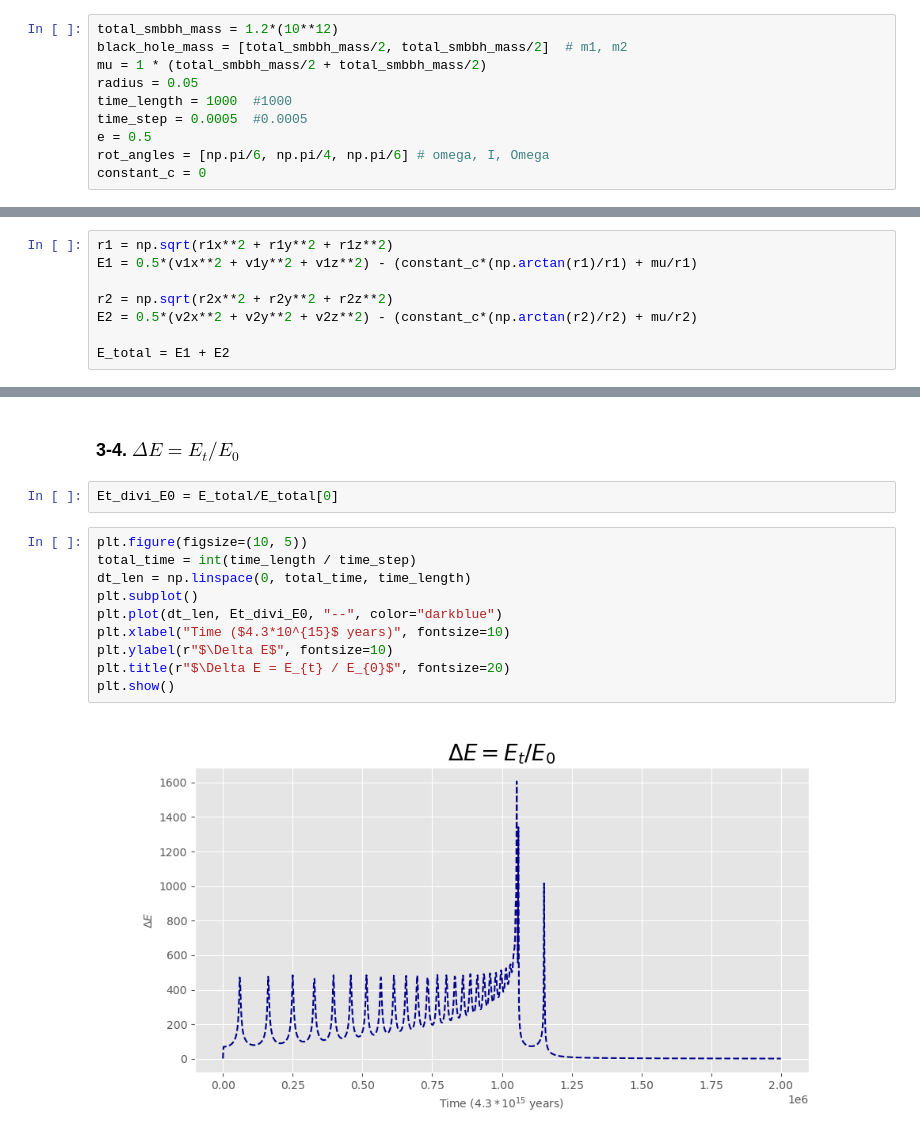
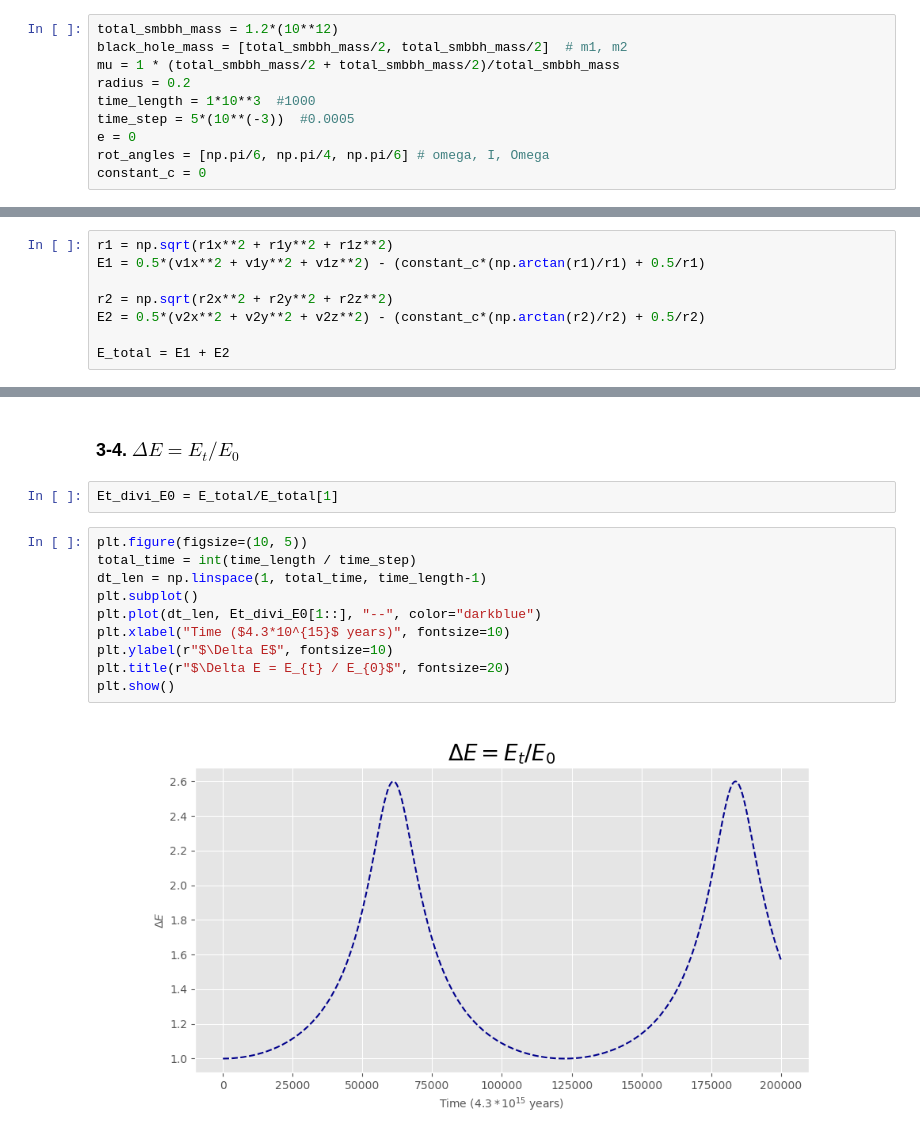
Before and after one commit to Mephisto-000/SMBBH, a Jupyter notebook: demo2/energy_demo_1.ipynb, the cells around one changed output, grey strips where cells are left out. Cells and saved outputs as stored; diff of their text form.

```diff
--- a/demo2/energy_demo_1.ipynb
+++ b/demo2/energy_demo_1.ipynb
@@ -27,11 +27,11 @@ $c = 0$
 # %%
 total_smbbh_mass = 1.2*(10**12)
 black_hole_mass = [total_smbbh_mass/2, total_smbbh_mass/2]  # m1, m2
-mu = 1 * (total_smbbh_mass/2 + total_smbbh_mass/2)
-radius = 0.05
-time_length = 1000  #1000
-time_step = 0.0005  #0.0005
-e = 0.5
+mu = 1 * (total_smbbh_mass/2 + total_smbbh_mass/2)/total_smbbh_mass
+radius = 0.2
+time_length = 1*10**3  #1000
+time_step = 5*(10**(-3))  #0.0005
+e = 0
 rot_angles = [np.pi/6, np.pi/4, np.pi/6] # omega, I, Omega
 constant_c = 0
 # %% [markdown]
@@ -77,10 +77,10 @@ v2x, v2y, v2z = all_data[0:, 9], all_data[0:, 10], all_data[0:, 11]
 $$E_{i} = \frac{1}{2}(u_{i}^{2} + v_{i}^{2} + w_{i}^{2}) - \left( c\frac{\arctan{(r_{i})}}{r_{i}} + \frac{\mu}{r_{i}} \right),$$ where $i = 1,2$.
 # %%
 r1 = np.sqrt(r1x**2 + r1y**2 + r1z**2)
-E1 = 0.5*(v1x**2 + v1y**2 + v1z**2) - (constant_c*(np.arctan(r1)/r1) + mu/r1)
+E1 = 0.5*(v1x**2 + v1y**2 + v1z**2) - (constant_c*(np.arctan(r1)/r1) + 0.5/r1)
 
 r2 = np.sqrt(r2x**2 + r2y**2 + r2z**2)
-E2 = 0.5*(v2x**2 + v2y**2 + v2z**2) - (constant_c*(np.arctan(r2)/r2) + mu/r2)
+E2 = 0.5*(v2x**2 + v2y**2 + v2z**2) - (constant_c*(np.arctan(r2)/r2) + 0.5/r2)
 
 E_total = E1 + E2
 # %% [markdown]
@@ -123,16 +123,16 @@ plt.show()
 # %% [markdown]
 ### 3-4. $\Delta E = E_{t}/E_{0}$
 # %%
-Et_divi_E0 = E_total/E_total[0]
+Et_divi_E0 = E_total/E_total[1]
 # %%
 plt.figure(figsize=(10, 5))
 total_time = int(time_length / time_step)
-dt_len = np.linspace(0, total_time, time_length)
+dt_len = np.linspace(1, total_time, time_length-1)
 plt.subplot()
-plt.plot(dt_len, Et_divi_E0, "--", color="darkblue")
+plt.plot(dt_len, Et_divi_E0[1::], "--", color="darkblue")
 plt.xlabel("Time ($4.3*10^{15}$ years)", fontsize=10)
 plt.ylabel(r"$\Delta E$", fontsize=10)
 plt.title(r"$\Delta E = E_{t} / E_{0}$", fontsize=20)
 plt.show()
 # %% [output]
-[figure, old version]
+[figure, new version]
```
Also changed, not shown: parts of 5 cells of this notebook.
